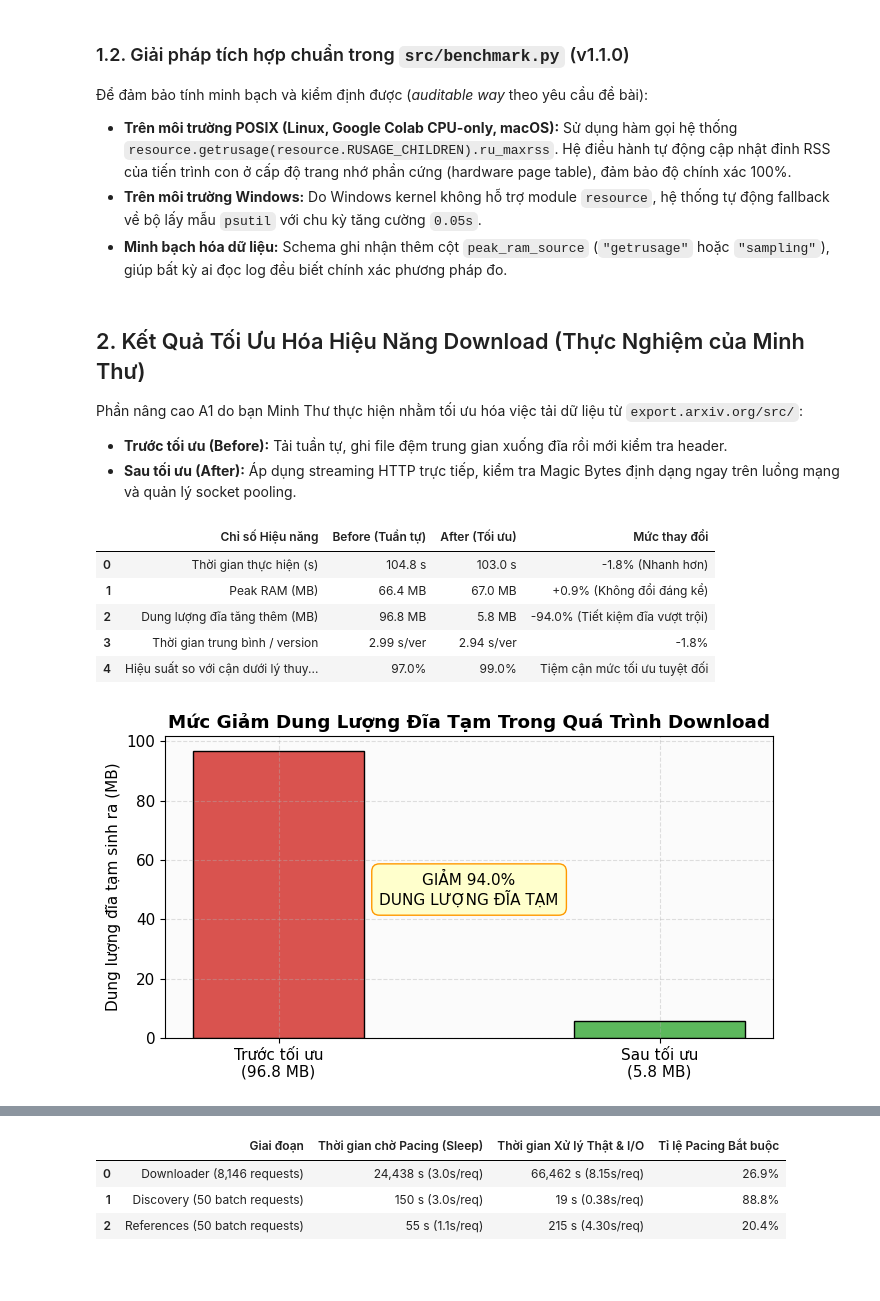
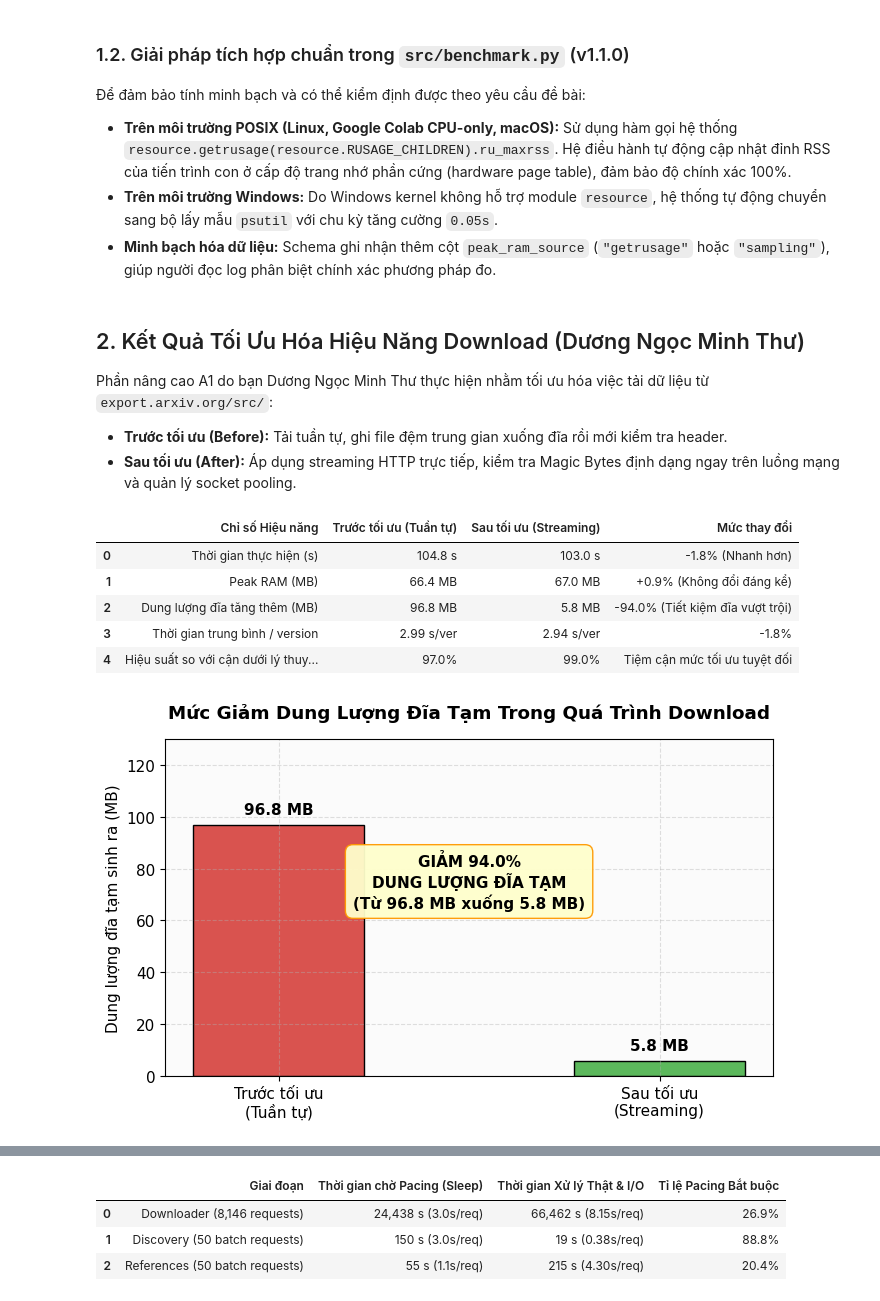
Before and after one commit to CattoMeowz/introds-arxiv-book, a Jupyter notebook: milestone1/03-performance.ipynb, the cells around one changed output, grey strips where cells are left out. Cells and saved outputs as stored; diff of their text form; code cells hidden in the pictures; blank space fills up the shorter version.

```diff
--- a/milestone1/03-performance.ipynb
+++ b/milestone1/03-performance.ipynb
@@ -89,43 +103,49 @@ plt.show()
 # %% [markdown]
 ### 1.2. Giải pháp tích hợp chuẩn trong `src/benchmark.py` (v1.1.0)
-Để đảm bảo tính minh bạch và kiểm định được (*auditable way* theo yêu cầu đề bài):
+Để đảm bảo tính minh bạch và có thể kiểm định được theo yêu cầu đề bài:
 - **Trên môi trường POSIX (Linux, Google Colab CPU-only, macOS):** Sử dụng hàm gọi hệ thống `resource.getrusage(resource.RUSAGE_CHILDREN).ru_maxrss`. Hệ điều hành tự động cập nhật đỉnh RSS của tiến trình con ở cấp độ trang nhớ phần cứng (hardware page table), đảm bảo độ chính xác 100%.
-- **Trên môi trường Windows:** Do Windows kernel không hỗ trợ module `resource`, hệ thống tự động fallback về bộ lấy mẫu `psutil` với chu kỳ tăng cường `0.05s`.
-- **Minh bạch hóa dữ liệu:** Schema ghi nhận thêm cột `peak_ram_source` (`"getrusage"` hoặc `"sampling"`), giúp bất kỳ ai đọc log đều biết chính xác phương pháp đo.
+- **Trên môi trường Windows:** Do Windows kernel không hỗ trợ module `resource`, hệ thống tự động chuyển sang bộ lấy mẫu `psutil` với chu kỳ tăng cường `0.05s`.
+- **Minh bạch hóa dữ liệu:** Schema ghi nhận thêm cột `peak_ram_source` (`"getrusage"` hoặc `"sampling"`), giúp người đọc log phân biệt chính xác phương pháp đo.
 # %% [markdown]
-## 2. Kết Quả Tối Ưu Hóa Hiệu Năng Download (Thực Nghiệm của Minh Thư)
+## 2. Kết Quả Tối Ưu Hóa Hiệu Năng Download (Dương Ngọc Minh Thư)
 
-Phần nâng cao A1 do bạn Minh Thư thực hiện nhằm tối ưu hóa việc tải dữ liệu từ `export.arxiv.org/src/`:
+Phần nâng cao A1 do bạn Dương Ngọc Minh Thư thực hiện nhằm tối ưu hóa việc tải dữ liệu từ `export.arxiv.org/src/`:
 - **Trước tối ưu (Before):** Tải tuần tự, ghi file đệm trung gian xuống đĩa rồi mới kiểm tra header.
 - **Sau tối ưu (After):** Áp dụng streaming HTTP trực tiếp, kiểm tra Magic Bytes định dạng ngay trên luồng mạng và quản lý socket pooling.
 # %%
 opt_data = pd.DataFrame([
-    {"Chỉ số Hiệu năng": "Thời gian thực hiện (s)", "Before (Tuần tự)": "104.8 s", "After (Tối ưu)": "103.0 s", "Mức thay đổi": "-1.8% (Nhanh hơn)"},
-    {"Chỉ số Hiệu năng": "Peak RAM (MB)", "Before (Tuần tự)": "66.4 MB", "After (Tối ưu)": "67.0 MB", "Mức thay đổi": "+0.9% (Không đổi đáng kể)"},
-    {"Chỉ số Hiệu năng": "Dung lượng đĩa tăng thêm (MB)", "Before (Tuần tự)": "96.8 MB", "After (Tối ưu)": "5.8 MB", "Mức thay đổi": "-94.0% (Tiết kiệm đĩa vượt trội)"},
-    {"Chỉ số Hiệu năng": "Thời gian trung bình / version", "Before (Tuần tự)": "2.99 s/ver", "After (Tối ưu)": "2.94 s/ver", "Mức thay đổi": "-1.8%"},
-    {"Chỉ số Hiệu năng": "Hiệu suất so với cận dưới lý thuyết (102s)", "Before (Tuần tự)": "97.0%", "After (Tối ưu)": "99.0%", "Mức thay đổi": "Tiệm cận mức tối ưu tuyệt đối"}
+    {"Chỉ số Hiệu năng": "Thời gian thực hiện (s)", "Trước tối ưu (Tuần tự)": "104.8 s", "Sau tối ưu (Streaming)": "103.0 s", "Mức thay đổi": "-1.8% (Nhanh hơn)"},
+    {"Chỉ số Hiệu năng": "Peak RAM (MB)", "Trước tối ưu (Tuần tự)": "66.4 MB", "Sau tối ưu (Streaming)": "67.0 MB", "Mức thay đổi": "+0.9% (Không đổi đáng kể)"},
+    {"Chỉ số Hiệu năng": "Dung lượng đĩa tăng thêm (MB)", "Trước tối ưu (Tuần tự)": "96.8 MB", "Sau tối ưu (Streaming)": "5.8 MB", "Mức thay đổi": "-94.0% (Tiết kiệm đĩa vượt trội)"},
+    {"Chỉ số Hiệu năng": "Thời gian trung bình / version", "Trước tối ưu (Tuần tự)": "2.99 s/ver", "Sau tối ưu (Streaming)": "2.94 s/ver", "Mức thay đổi": "-1.8%"},
+    {"Chỉ số Hiệu năng": "Hiệu suất so với cận dưới lý thuyết (102s)", "Trước tối ưu (Tuần tự)": "97.0%", "Sau tối ưu (Streaming)": "99.0%", "Mức thay đổi": "Tiệm cận mức tối ưu tuyệt đối"}
 ])
 display(opt_data)
 
-# Biểu đồ đĩa tăng thêm
-fig, ax = plt.subplots(figsize=(7, 4))
+# Biểu đồ đĩa tăng thêm với khoảng đệm chuẩn
+fig, ax = plt.subplots(figsize=(7, 4.5))
 disk_vals = [96.8, 5.8]
-labels_disk = ['Trước tối ưu\n(96.8 MB)', 'Sau tối ưu\n(5.8 MB)']
+labels_disk = ['Trước tối ưu\n(Tuần tự)', 'Sau tối ưu\n(Streaming)']
 bars = ax.bar(labels_disk, disk_vals, color=['#d9534f', '#5cb85c'], width=0.45, edgecolor='black')
 ax.set_ylabel('Dung lượng đĩa tạm sinh ra (MB)')
-ax.set_title('Mức Giảm Dung Lượng Đĩa Tạm Trong Quá Trình Download', fontweight='bold')
-ax.text(0.5, 50, 'GIẢM 94.0%\nDUNG LƯỢNG ĐĨA TẠM', ha='center', va='center',
-        bbox=dict(boxstyle='round,pad=0.5', facecolor='#ffffcc', edgecolor='#ff9900'))
+ax.set_title('Mức Giảm Dung Lượng Đĩa Tạm Trong Quá Trình Download', fontweight='bold', pad=15)
+ax.set_ylim(0, 130)
+
+for bar in bars:
+    yval = bar.get_height()
+    ax.text(bar.get_x() + bar.get_width()/2.0, yval + 3.0, f'{yval:.1f} MB', ha='center', va='bottom', fontweight='bold')
+
+ax.text(0.5, 75, 'GIẢM 94.0%\nDUNG LƯỢNG ĐĨA TẠM\n(Từ 96.8 MB xuống 5.8 MB)', ha='center', va='center',
+        bbox=dict(boxstyle='round,pad=0.5', facecolor='#ffffcc', edgecolor='#ff9900', alpha=0.95), fontweight='bold')
 
 plt.tight_layout()
 plt.show()
 # %% [output]
-|  | Chỉ số Hiệu năng | Before (Tuần tự) | After (Tối ưu) | Mức thay đổi |
+|  | Chỉ số Hiệu năng | Trước tối ưu (Tuần tự) | Sau tối ưu (Streaming) | Mức thay đổi |
 | 0 | Thời gian thực hiện (s) | 104.8 s | 103.0 s | -1.8% (Nhanh hơn) |
 | 1 | Peak RAM (MB) | 66.4 MB | 67.0 MB | +0.9% (Không đổi đáng kể) |
 | 2 | Dung lượng đĩa tăng thêm (MB) | 96.8 MB | 5.8 MB | -94.0% (Tiết kiệm đĩa vượt trội) |
 | 3 | Thời gian trung bình / version | 2.99 s/ver | 2.94 s/ver | -1.8% |
 | 4 | Hiệu suất so với cận dưới lý thuy... | 97.0% | 99.0% | Tiệm cận mức tối ưu tuyệt đối |
-[figure, old version]
+[figure, new version]
 # %% [markdown]
```
Also changed, not shown: parts of 10 cells of this notebook, 6 other files.
